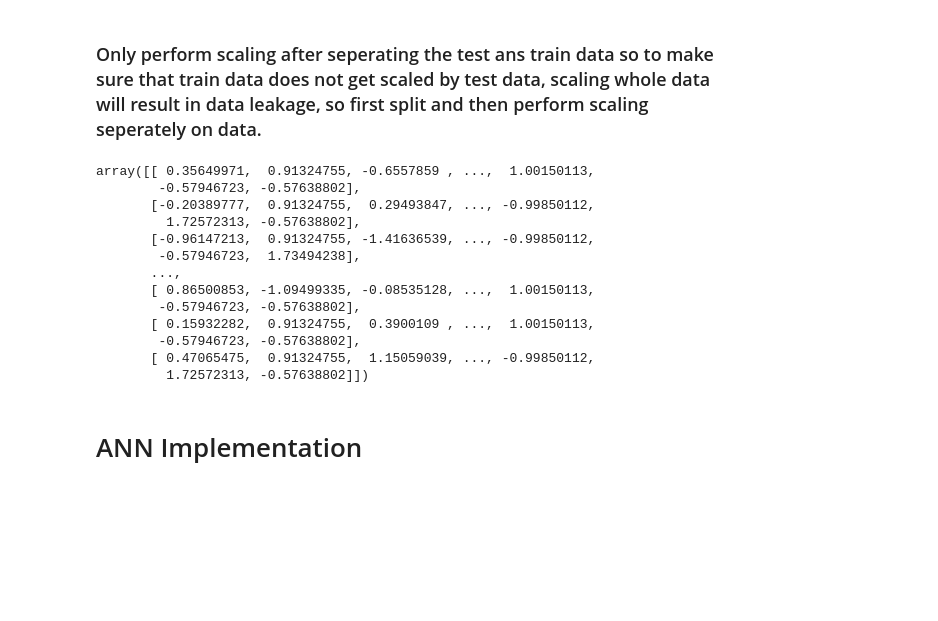
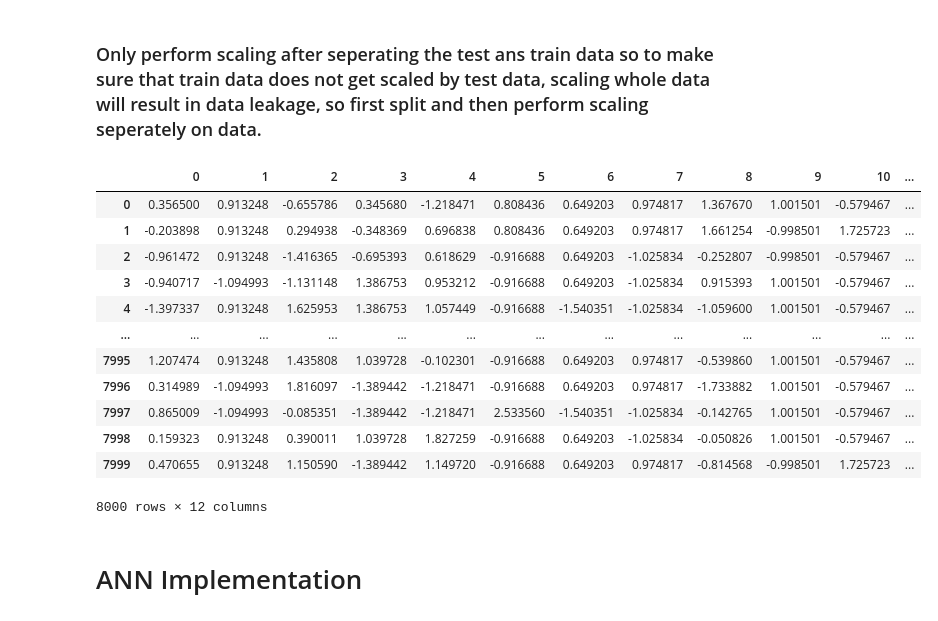
Before and after one commit to ayushgitai25/Data-Science-ML-DL-AI, a Jupyter notebook: DEEP_LEARNING/binary_classification.ipynb, the cells around one changed output. Drawn from its saved outputs; the diff is of its cells as text; code cells hidden in the pictures; blank space fills up the shorter version.

```diff
--- a/DEEP_LEARNING/binary_classification.ipynb
+++ b/DEEP_LEARNING/binary_classification.ipynb
@@ -176,7 +176,7 @@ y
 9999    0
 Name: Exited, Length: 10000, dtype: int64
 # %%
-X_train, X_test, y_trai, y_test = train_test_split(
+X_train, X_test, y_train, y_test = train_test_split(
   X, y, test_size = 0.20, random_state = 42
 )
 # %% [markdown]
@@ -186,21 +186,21 @@ scaler = StandardScaler()
 X_train = scaler.fit_transform(X_train)
 X_test = scaler.transform(X_test)
 # %%
-X_train
+pd.DataFrame(X_train) ## 80% of data after scaling
 # %% [output]
+|  | 0 | 1 | 2 | 3 | 4 | 5 | 6 | 7 | 8 | 9 | 10 | ... |
+| 0 | 0.356500 | 0.913248 | -0.655786 | 0.345680 | -1.218471 | 0.808436 | 0.649203 | 0.974817 | 1.367670 | 1.001501 | -0.579467 | ... |
+| 1 | -0.203898 | 0.913248 | 0.294938 | -0.348369 | 0.696838 | 0.808436 | 0.649203 | 0.974817 | 1.661254 | -0.998501 | 1.725723 | ... |
+| 2 | -0.961472 | 0.913248 | -1.416365 | -0.695393 | 0.618629 | -0.916688 | 0.649203 | -1.025834 | -0.252807 | -0.998501 | -0.579467 | ... |
+| 3 | -0.940717 | -1.094993 | -1.131148 | 1.386753 | 0.953212 | -0.916688 | 0.649203 | -1.025834 | 0.915393 | 1.001501 | -0.579467 | ... |
+| 4 | -1.397337 | 0.913248 | 1.625953 | 1.386753 | 1.057449 | -0.916688 | -1.540351 | -1.025834 | -1.059600 | 1.001501 | -0.579467 | ... |
+| ... | ... | ... | ... | ... | ... | ... | ... | ... | ... | ... | ... | ... |
+| 7995 | 1.207474 | 0.913248 | 1.435808 | 1.039728 | -0.102301 | -0.916688 | 0.649203 | 0.974817 | -0.539860 | 1.001501 | -0.579467 | ... |
+| 7996 | 0.314989 | -1.094993 | 1.816097 | -1.389442 | -1.218471 | -0.916688 | 0.649203 | 0.974817 | -1.733882 | 1.001501 | -0.579467 | ... |
+| 7997 | 0.865009 | -1.094993 | -0.085351 | -1.389442 | -1.218471 | 2.533560 | -1.540351 | -1.025834 | -0.142765 | 1.001501 | -0.579467 | ... |
+| 7998 | 0.159323 | 0.913248 | 0.390011 | 1.039728 | 1.827259 | -0.916688 | 0.649203 | -1.025834 | -0.050826 | 1.001501 | -0.579467 | ... |
+| 7999 | 0.470655 | 0.913248 | 1.150590 | -1.389442 | 1.149720 | -0.916688 | 0.649203 | 0.974817 | -0.814568 | -0.998501 | 1.725723 | ... |
-array([[ 0.35649971,  0.91324755, -0.6557859 , ...,  1.00150113,
-        -0.57946723, -0.57638802],
-       [-0.20389777,  0.91324755,  0.29493847, ..., -0.99850112,
-         1.72572313, -0.57638802],
-       [-0.96147213,  0.91324755, -1.41636539, ..., -0.99850112,
-        -0.57946723,  1.73494238],
-       ...,
-       [ 0.86500853, -1.09499335, -0.08535128, ...,  1.00150113,
-        -0.57946723, -0.57638802],
-       [ 0.15932282,  0.91324755,  0.3900109 , ...,  1.00150113,
-        -0.57946723, -0.57638802],
-       [ 0.47065475,  0.91324755,  1.15059039, ..., -0.99850112,
-         1.72572313, -0.57638802]])
+8000 rows × 12 columns
 # %%
 with open('scaler.pkl', 'wb') as file:
   pickle.dump(scaler, file)
```
Also changed, not shown: parts of 19 cells of this notebook, 9 other files.
